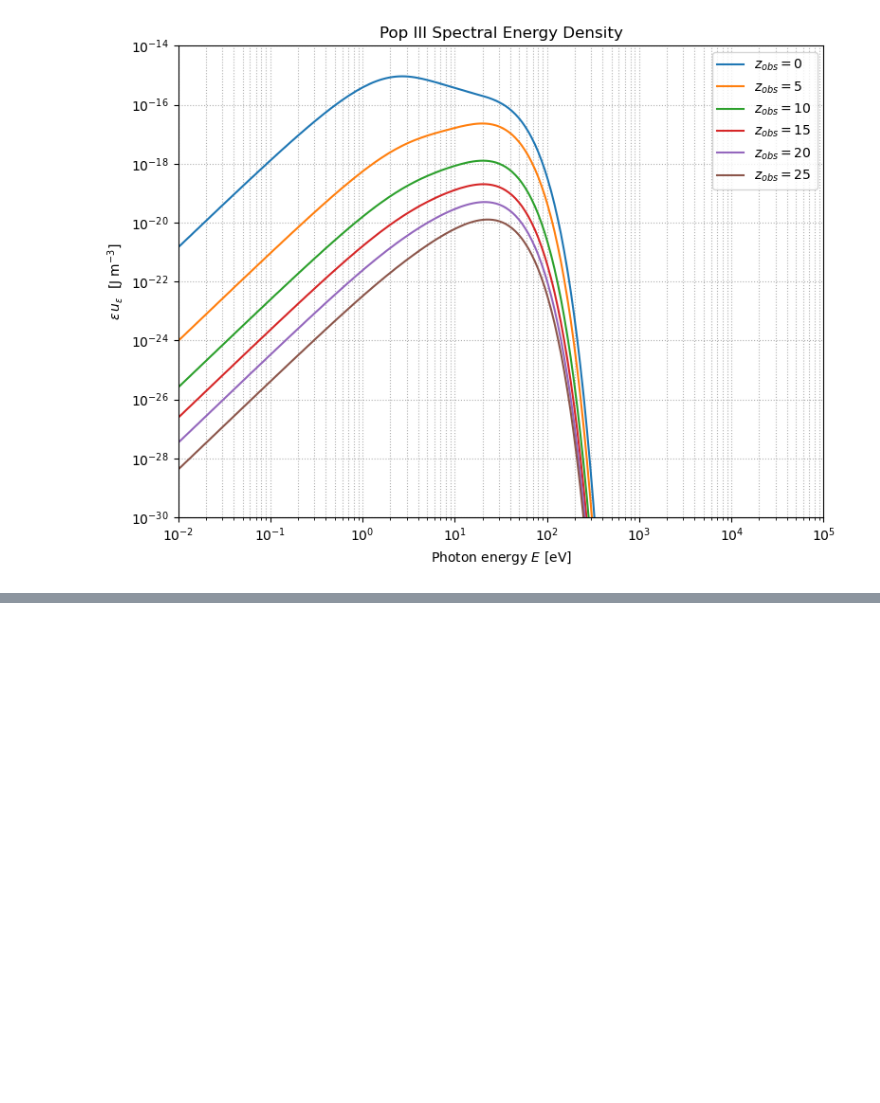
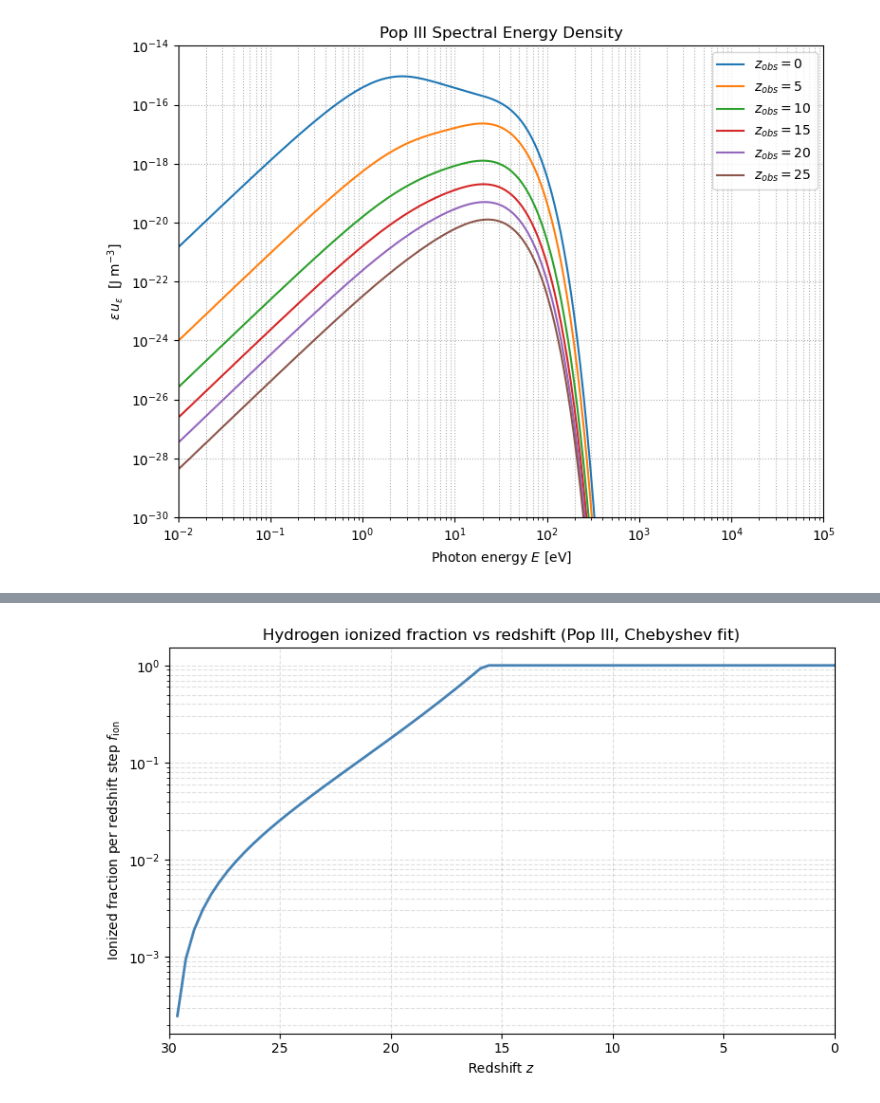
Before and after one commit to dragon0819kd-wq/popIII-project, a Jupyter notebook: popIII_summer/popIII_energy_density_summer.ipynb, the cells around one changed output, grey strips where cells are left out. Drawn from its saved outputs; the diff is of its cells as text; code cells hidden in the pictures; blank space fills up the shorter version.

```diff
--- a/popIII_summer/popIII_energy_density_summer.ipynb
+++ b/popIII_summer/popIII_energy_density_summer.ipynb
@@ -795,0 +774,30 @@ plt.legend(); plt.grid(True, which="both", ls=":"); plt.tight_layout(); plt.show
+# %%
+# ── Total energy density U(z_obs) and mean wavelength <lambda>(z_obs) ───────────
+# Same calculation as the parent notebook, re-run here on the Chebyshev-fit tables
+# (tables / eps_obs / z_obs_grid were already built above in this notebook).
+
+from pathlib import Path                                       # used for the cache file path
+
+_cache = Path("cache_popIII") / f"U_lambda_{_MASTER_HASH}.npz"  # cache file, named after this notebook's master hash
+
+if _cache.exists():                                             # if a matching cache file already exists...
+    _d = np.load(_cache)                                        # ...load the saved result arrays directly
+    total_U, lambda_avg_nm = _d["total_U"], _d["lambda_avg_nm"]
+    print("Loaded from cache:", _cache)
+else:                                                           # otherwise compute both quantities from scratch
+    d_eps_dE      = e / (me * c**2)                             # Jacobian du/deps -> du/dE [1/eV], since eps = E/(m_e c^2)
+    total_U       = np.zeros(N_ZOBS)                            # will hold U(z_obs), one entry per z_obs_grid point
+    lambda_avg_nm = np.zeros(N_ZOBS)                            # will hold <lambda>(z_obs) [nm], one entry per z_obs_grid point
+
+    for i, zobs in enumerate(z_obs_grid):                       # loop over every observer redshift in the grid
+        u_E = u_spectrum_popIII(eps_obs, zobs, tables) * d_eps_dE   # convert u(eps) [J/m^3/eps] -> u_E [J/m^3/eV]
+        U   = TRAPZ(u_E, E_eV)                                  # integrate u_E over energy -> total energy density [J/m^3]
+        total_U[i] = U                                          # store this redshift's total energy density
+        if U > 0:                                               # guard against 0/0 when U vanishes (e.g. z_obs >= Z_START)
+            lambda_avg_nm[i] = hc_eVm * TRAPZ(u_E / E_eV, E_eV) / U * 1e9   # <lambda> = hc * integral(u_E/E dE) / U, m -> nm
+        if i % 10 == 0:                                         # print progress every 10 redshift steps
+            print(f"  z={zobs:.1f}  ({i+1}/{N_ZOBS})")
+
+    Path("cache_popIII").mkdir(exist_ok=True)                   # make sure the cache directory exists
+    np.savez(_cache, total_U=total_U, lambda_avg_nm=lambda_avg_nm)  # save so future re-runs of this cell are instant
+    print("Saved to cache:", _cache)
@@ -795,0 +975,17 @@ plt.legend(); plt.grid(True, which="both", ls=":"); plt.tight_layout(); plt.show
+# %%
+# ── Plot: f_ion(z) — ionized fraction per redshift step ─────────────────────────
+fig, ax = plt.subplots(figsize=(8, 5))                           # single-panel figure
+
+ax.plot(z_loop, f_ion_arr, color="steelblue", lw=2)              # f_ion vs redshift
+
+ax.set_xlabel("Redshift $z$")
+ax.set_ylabel("Ionized fraction per redshift step $f_{\\rm ion}$")
+ax.set_title("Hydrogen ionized fraction vs redshift (Pop III, Chebyshev fit)")
+ax.set_xlim(z_max, 0)                                             # reverse x-axis: z_max on the left, 0 on the right
+ax.set_yscale("log")                                              # log scale, since f_ion spans many orders of magnitude
+ax.grid(True, which="both", ls="--", alpha=0.4)
+
+plt.tight_layout()
+plt.show()
+# %% [output]
+[figure, added]
```
Also changed, not shown: parts of 15 cells of this notebook, 6 other files.
